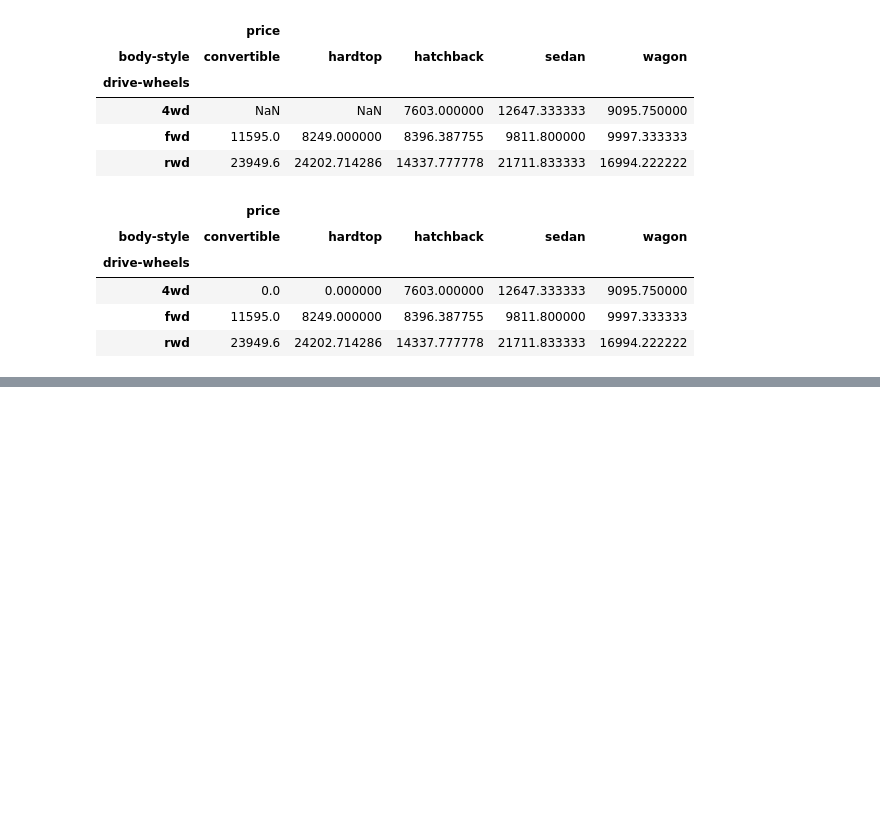
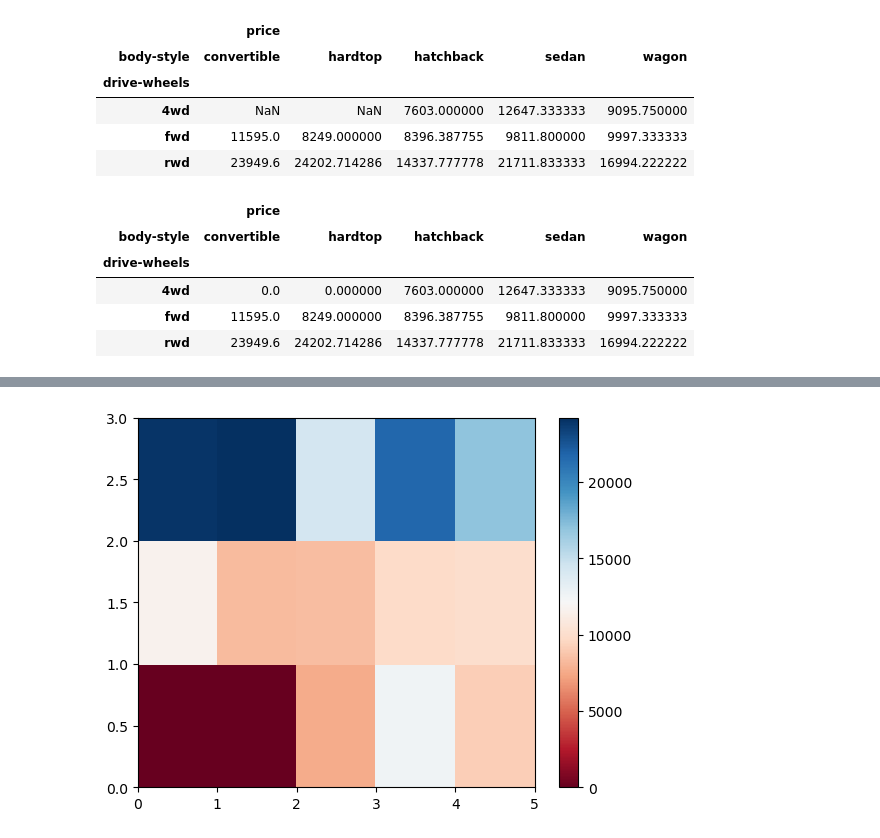
Before and after one commit to muwongelawrence-tech/Statistical_Machine_Learning-and-Data-science, a Jupyter notebook: statistical machine learning projects/Data Analysis/Fundamentals of Data Analysis.ipynb, the cells around one changed output, grey strips where cells are left out. Saved outputs shown, nothing was run; the diff lists cells and outputs as text; code cells hidden in the pictures; blank space fills up the shorter version.

```diff
--- a/statistical machine learning projects/Data Analysis/Fundamentals of Data Analysis.ipynb
+++ b/statistical machine learning projects/Data Analysis/Fundamentals of Data Analysis.ipynb
@@ -1034,0 +1048,10 @@ grouped_pivot
+# %%
+# Let's use a heat map to visualize the relationship between Body Style vs Price
+import matplotlib.pyplot as plt
+%matplotlib inline
+#use the grouped results
+plt.pcolor(grouped_pivot, cmap='RdBu')
+plt.colorbar()
+plt.show()
+# %% [output]
+[figure, added]
```
Also changed, not shown: parts of 15 cells of this notebook, 1 other file.
